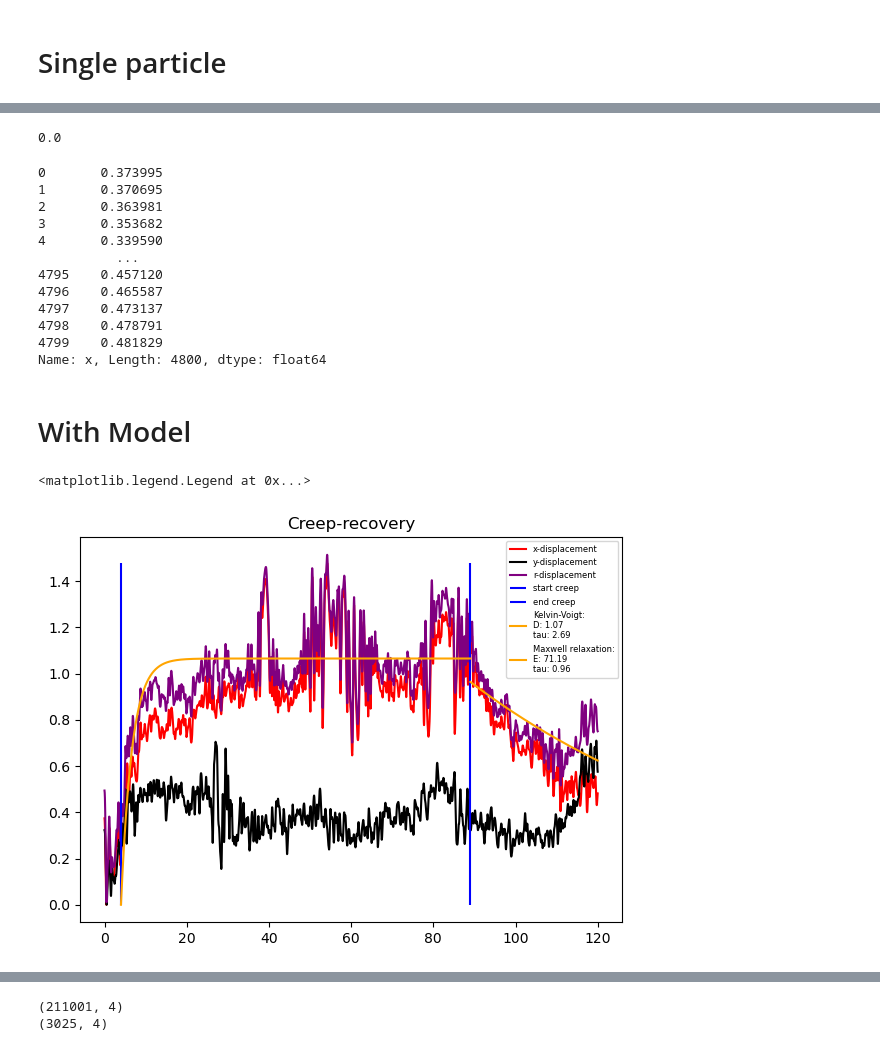
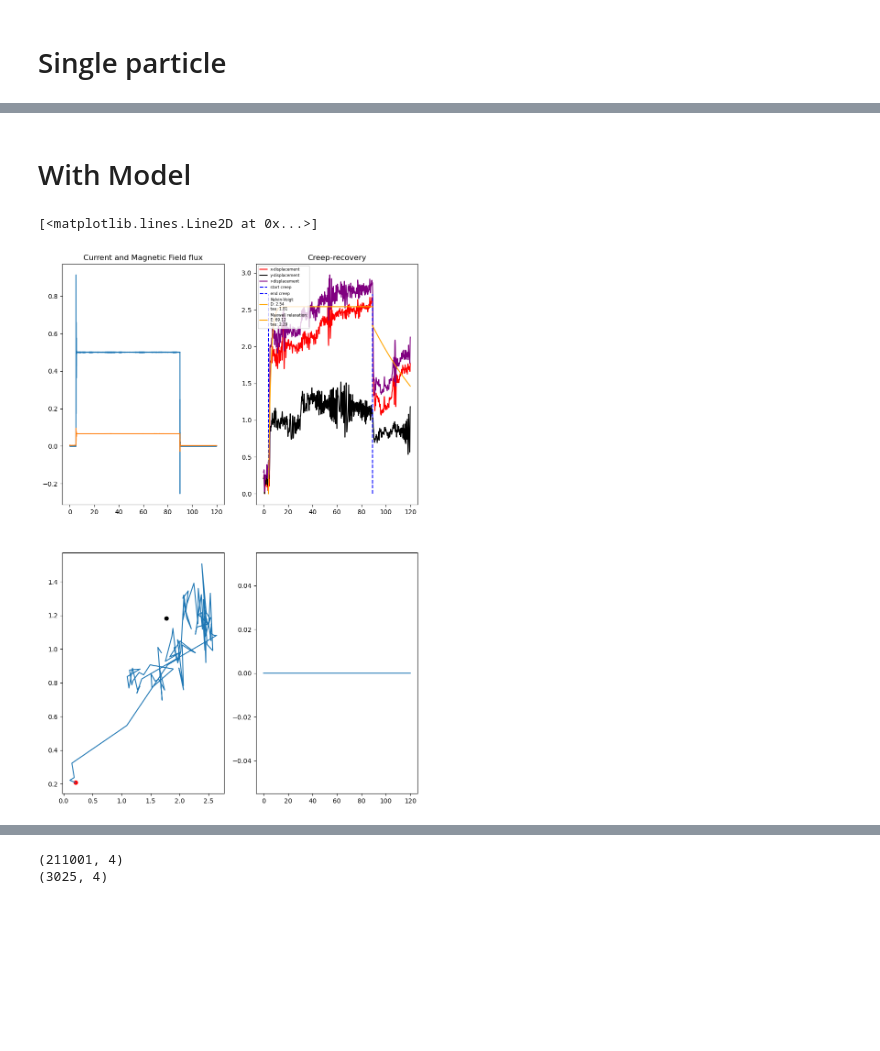
Before and after one commit to ArttuD/MicrorheologyProto, a Jupyter notebook: Notebook.ipynb, the cells around one changed output, grey strips where cells are left out. Cells and saved outputs as stored; diff of their text form; code cells hidden in the pictures; blank space fills up the shorter version.

```diff
--- a/Notebook.ipynb
+++ b/Notebook.ipynb
@@ -194,70 +297,59 @@ ax[1,1].plot(df["index"],df["scaler"])
-# %%
-(df_track["x"].max()-df_track["x"]).min()
-# %% [output]
-0.0
-# %%
-df_track["x"]
-# %% [output]
-0       0.373995
-1       0.370695
-2       0.363981
-3       0.353682
-4       0.339590
-          ...
-4795    0.457120
-4796    0.465587
-4797    0.473137
-4798    0.478791
-4799    0.481829
-Name: x, Length: 4800, dtype: float64
 # %% [markdown]
 # With Model
 # %%
-path_track = "./data/Meas_set/Model_meas/trackingData_2023-10-23.pickle"
+root = os.path.join(core,"231024_01_modeling/driver_2023-10-24.npy")
+df = pd.DataFrame(np.load(root).T, columns = ['index','aim','measured','Mg', 'scaler'])
 
-fig, ax = plt.subplots(1,1, figsize=(7,5))
+path_track = os.path.join(core,"231024_01_modeling/trackingData_2023-10-24.pickle")
 
 with open(path_track, "rb") as input_file:
     file_track = cPickle.load(input_file)
 df_track = pd.DataFrame.from_dict(file_track)
+
 
 start = 40*4
 end = 40*89
 
 df_track["time"] = df_track["t"]*1/40
 df_track["x"] = scipy.signal.detrend(scipy.ndimage.gaussian_filter(df_track["x"].max()-df_track["x"],5))
 df_track["y"] = scipy.signal.detrend(scipy.ndimage.gaussian_filter(df_track["y"]-df_track["y"].min(),5))
 df_track["x"] -= df_track["x"].min()
 df_track["y"] -= df_track["y"].min()
-
 df_track["r"] = np.sqrt(df_track["x"]**2 + df_track["y"]**2)
 
-ax.set_title("Creep-recovery")
-ax.plot(df_track["time"],df_track["x"], color = "red", label = "x-displacement")
-ax.plot(df_track["time"],df_track["y"], color = "black",label = "y-displacement")
-ax.plot(df_track["time"],df_track["r"], color = "purple", label = "r-displacement")
+fig, ax = plt.subplots(2,2, figsize=(10,15))
 
-ax.vlines(start*(1/40), df_track["x"].min(), df_track["x"].max(), color = "blue", label = "start creep")
-ax.vlines(end*(1/40), df_track["x"].min(), df_track["x"].max(), color = "blue", label = "end creep")
+ax[0,0]. set_title("Current and Magnetic Field flux")
+ax[0,0].plot(df["index"],df["measured"])
+ax[0,0].plot(df["index"],df["Mg"])
 
-ax.legend()
+ax[0,1].set_title("Creep-recovery")
+ax[0,1].plot(df_track["time"],df_track["x"], color = "red", label = "x-displacement")
+ax[0,1].plot(df_track["time"],df_track["y"], color = "black",label = "y-displacement")
+ax[0,1].plot(df_track["time"],df_track["r"], color = "purple", label = "r-displacement")
+
+ax[0,1].vlines(start*(1/40), df_track["x"].min(), df_track["x"].max(), color = "blue", label = "start creep", linestyle = "dashed")
+ax[0,1].vlines(end*(1/40), df_track["x"].min(), df_track["x"].max(), color = "blue", label = "end creep", linestyle = "dashed")
 
 
 t_hat = np.arange(df_track["time"][start:end].min(),df_track["time"][start:end].max(), 0.001)
-
 p, p_ = curve_fit(kelvin, df_track["time"][start:end]-df_track["time"][start:end].values[0], df_track["r"][start:end], method = "dogbox")
 creep_label = "Kelvin-Voigt:\nD: {}\ntau: {}".format(np.round(p[1],2),np.round(p[0],2))
-ax.plot(t_hat, kelvin(t_hat-t_hat[0],*p), label = creep_label, color = "orange")
+ax[0,1].plot(t_hat, kelvin(t_hat-t_hat[0],*p), label = creep_label, color = "orange")
 
 rel_x = df_track["r"][end:].values
-
 t_hat_rel = np.arange(df_track["time"][end:].min(),df_track["time"][end:].max(), 0.001)
 p, p_ = curve_fit(maxwell_rel, df_track["time"][end:] - df_track["time"][end:].values[0], df_track["r"][end:], bounds=([rel_x[0]*0.8,0], [rel_x[0]*1.2, 1e3]), maxfev = 10000)
 rel_label = "Maxwell relaxation:\nE: {}\ntau: {}".format(np.round(p[1],2),np.round(p[0],2))
+ax[0,1].plot(t_hat_rel, maxwell_rel(t_hat_rel-t_hat_rel[0],*p), label = rel_label, color = "orange")
+ax[0,1].legend(loc = "upper left",fontsize = 6)
 
-ax.plot(t_hat_rel, maxwell_rel(t_hat_rel-t_hat_rel[0],*p), label = rel_label, color = "orange")
 
-ax.legend(fontsize = 6)
+ax[1,0].plot(df_track["x"][::50],df_track["y"][::50])
+ax[1,0].scatter(df_track["x"][0],df_track["y"][0], color = "red")
+ax[1,0].scatter(df_track["x"].values[-1],df_track["y"].values[-1], color = "black")
+
+ax[1,1].plot(df["index"],df["scaler"])
 # %% [output]
-<matplotlib.legend.Legend at 0x...>
+[<matplotlib.lines.Line2D at 0x...>]
-[figure, old version]
+[figure, new version]
```
Also changed, not shown: parts of 11 cells of this notebook, 3 other files.
